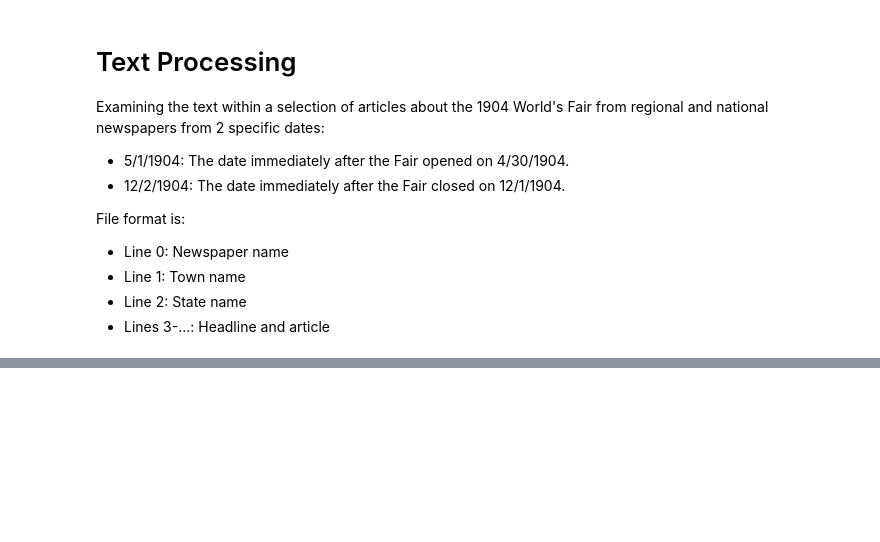
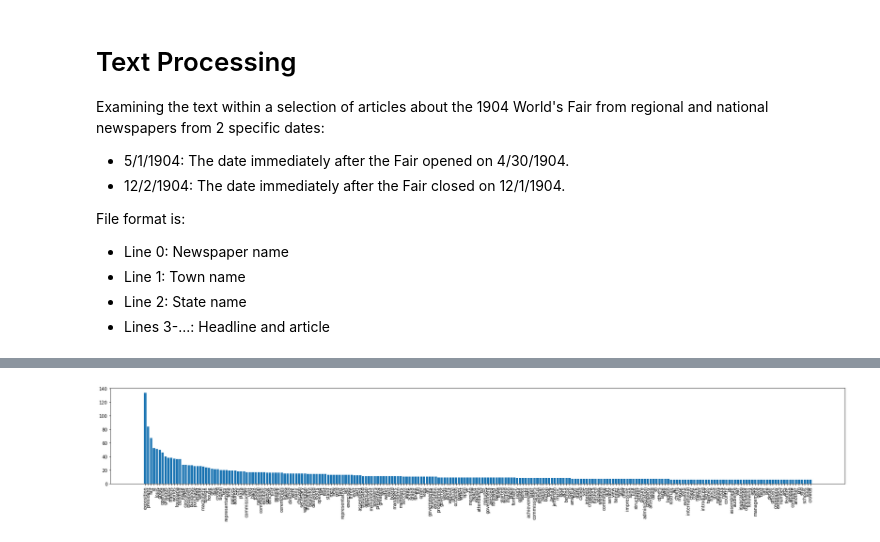
Before and after one commit to hannahanderson22/amcs336fl21, a Jupyter notebook: TextProcessing.ipynb, the cells around one changed output, grey strips where cells are left out. Saved outputs shown, nothing was run; the diff lists cells and outputs as text; code cells hidden in the pictures; blank space fills up the shorter version.

```diff
--- a/TextProcessing.ipynb
+++ b/TextProcessing.ipynb
@@ -38,0 +223,10 @@ closingNatDir = closingDir + '/regional'
+# %%
+openingCounts = {}
+for k in openingRegCounts:
+    openingCounts[k] = openingRegCounts[k]
+for k in openingNatCounts:
+    if openingCounts.__contains__(k):
+            openingCounts[k] = openingCounts[k] + openingNatCounts[k]
+    else:
+        openingCounts[k] = openingNatCounts[k]
+openingCounts = dict( sorted(openingCounts.items(), key=operator.itemgetter(1),reverse=True))
@@ -38,0 +299,11 @@ closingNatDir = closingDir + '/regional'
+# %%
+# Filter out counts of 1
+openingCountsFilt = {key:val for key, val in openingCounts.items() if val > 5}
+# %%
+fig3 = plt.figure()
+plt.bar(range(len(openingCountsFilt)), list(openingCountsFilt.values()), align='center')
+plt.xticks(range(len(openingCountsFilt)), list(openingCountsFilt.keys()), rotation=90)
+fig3.set_figwidth(30)
+plt.show()
+# %% [output]
+[figure, added]
```
Also changed, not shown: parts of 48 cells of this notebook, 15 other files.
